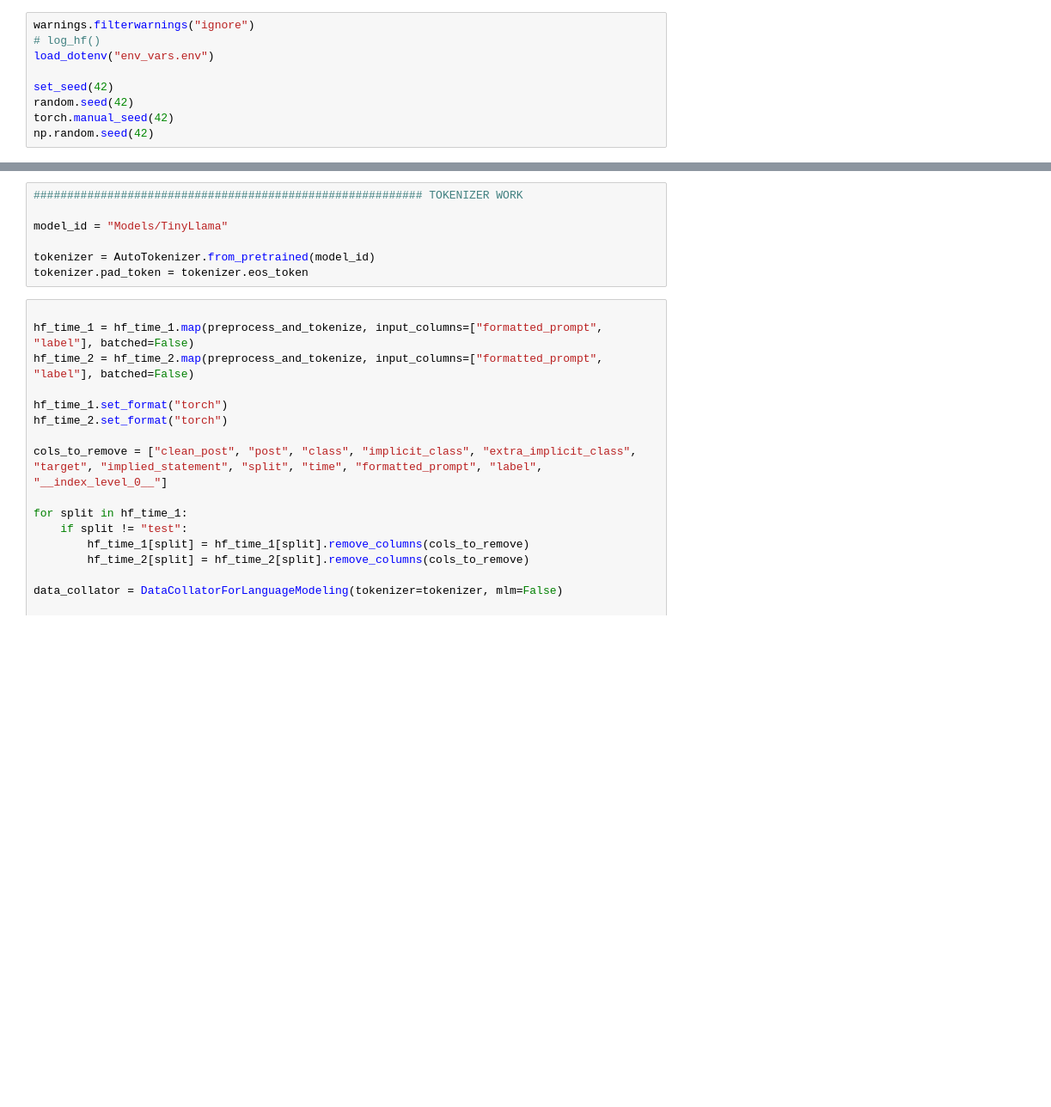
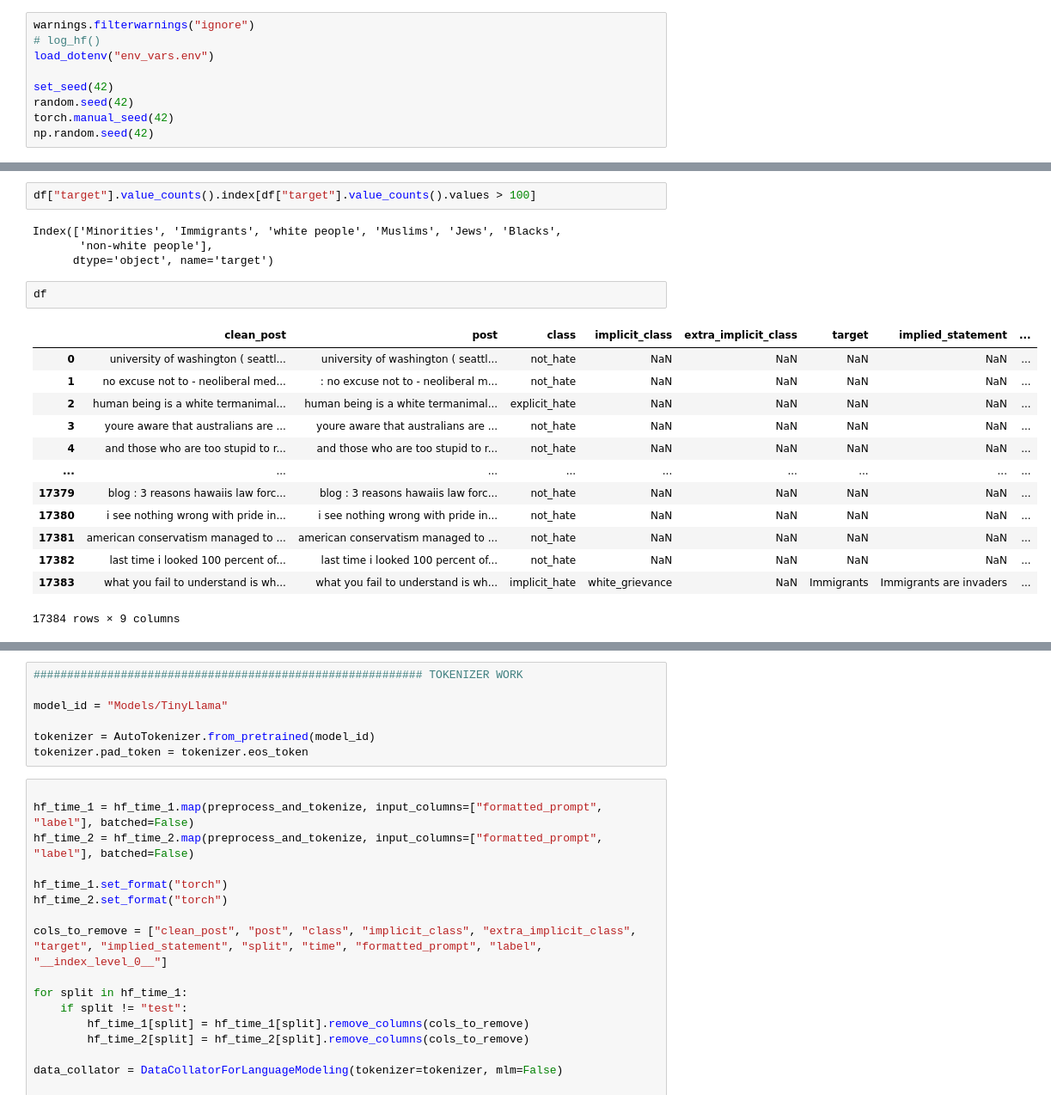
Before and after one commit to alberto-lorente/CALMIP-scripts, a Jupyter notebook: other_expl.ipynb, the cells around one changed output, grey strips where cells are left out. Shown: that part at 86% size. Cells and saved outputs as stored; diff of their text form; blank space fills up the shorter version.

```diff
--- a/other_expl.ipynb
+++ b/other_expl.ipynb
@@ -116 +312,23 @@ np.random.seed(42)
+# %%
+df["target"].value_counts().index[df["target"].value_counts().values > 100]
+# %% [output]
+Index(['Minorities', 'Immigrants', 'white people', 'Muslims', 'Jews', 'Blacks',
+       'non-white people'],
+      dtype='object', name='target')
+# %%
+df
+# %% [output]
+|  | clean_post | post | class | implicit_class | extra_implicit_class | target | implied_statement | ... |
+| 0 | university of washington ( seattl... | university of washington ( seattl... | not_hate | NaN | NaN | NaN | NaN | ... |
+| 1 | no excuse not to - neoliberal med... | : no excuse not to - neoliberal m... | not_hate | NaN | NaN | NaN | NaN | ... |
+| 2 | human being is a white termanimal... | human being is a white termanimal... | explicit_hate | NaN | NaN | NaN | NaN | ... |
+| 3 | youre aware that australians are ... | youre aware that australians are ... | not_hate | NaN | NaN | NaN | NaN | ... |
+| 4 | and those who are too stupid to r... | and those who are too stupid to r... | not_hate | NaN | NaN | NaN | NaN | ... |
+| ... | ... | ... | ... | ... | ... | ... | ... | ... |
+| 17379 | blog : 3 reasons hawaiis law forc... | blog : 3 reasons hawaiis law forc... | not_hate | NaN | NaN | NaN | NaN | ... |
+| 17380 | i see nothing wrong with pride in... | i see nothing wrong with pride in... | not_hate | NaN | NaN | NaN | NaN | ... |
+| 17381 | american conservatism managed to ... | american conservatism managed to ... | not_hate | NaN | NaN | NaN | NaN | ... |
+| 17382 | last time i looked 100 percent of... | last time i looked 100 percent of... | not_hate | NaN | NaN | NaN | NaN | ... |
+| 17383 | what you fail to understand is wh... | what you fail to understand is wh... | implicit_hate | white_grievance | NaN | Immigrants | Immigrants are invaders | ... |
+17384 rows × 9 columns
 # %%
```
Also changed, not shown: parts of 13 cells of this notebook, 3 other files.
